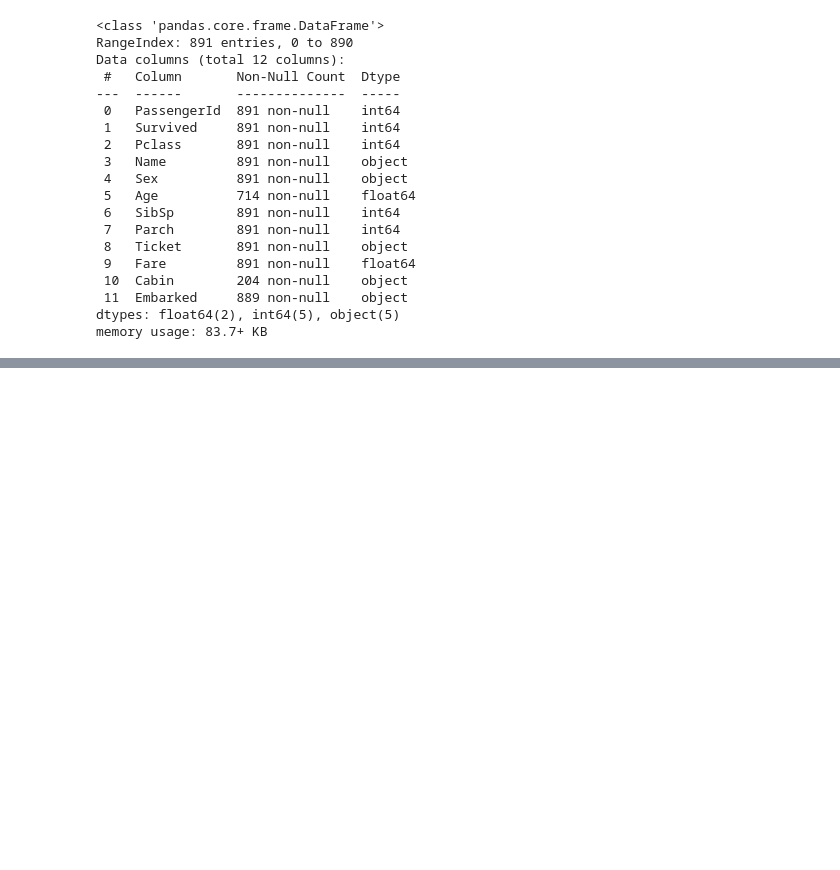
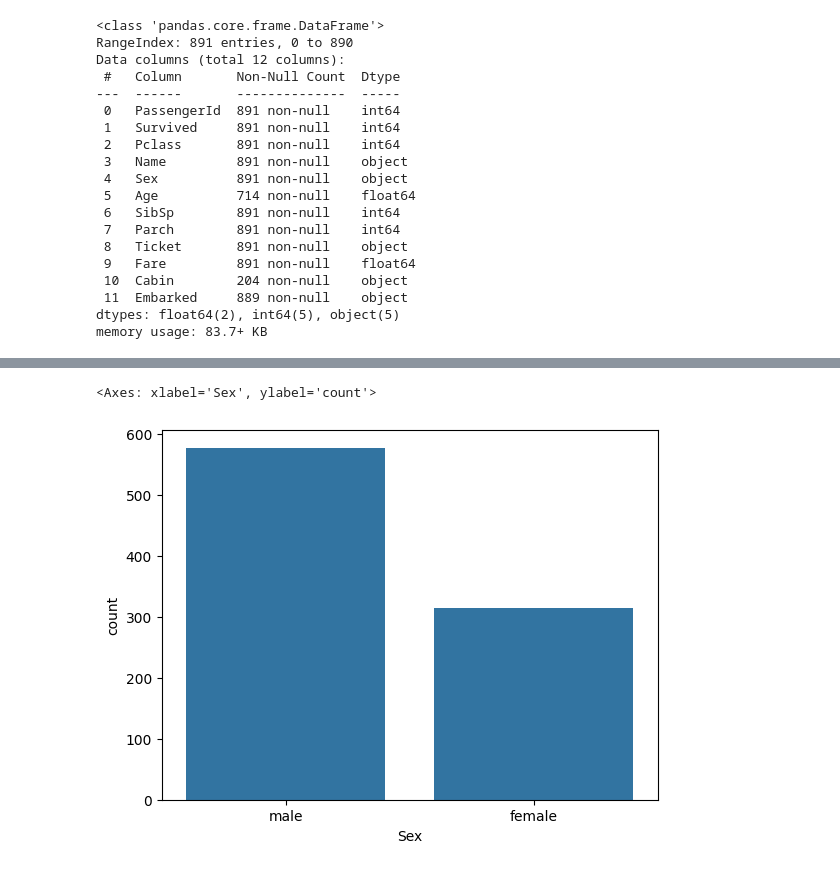
Before and after one commit to BhavyaT-135/Python-ML-Bootcamp, a Jupyter notebook: 02_titanic_dataset_analysis/titanic_dataset.ipynb, the cells around one changed output, grey strips where cells are left out. Drawn from its saved outputs; the diff is of its cells as text; code cells hidden in the pictures; blank space fills up the shorter version.

```diff
--- a/02_titanic_dataset_analysis/titanic_dataset.ipynb
+++ b/02_titanic_dataset_analysis/titanic_dataset.ipynb
@@ -56,0 +70,5 @@ memory usage: 83.7+ KB
+# %%
+sns.countplot(x = train['Sex'])
+# %% [output]
+<Axes: xlabel='Sex', ylabel='count'>
+[figure, added]
```
Also changed, not shown: parts of 5 cells of this notebook.
